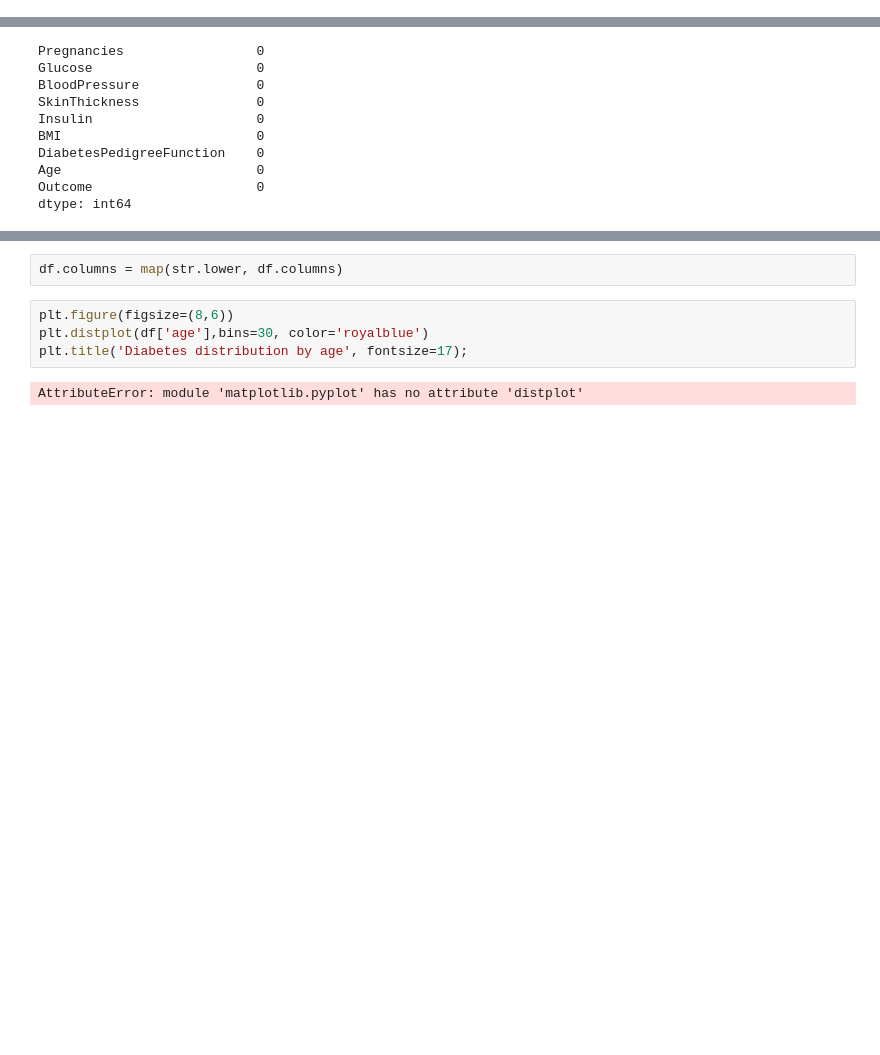
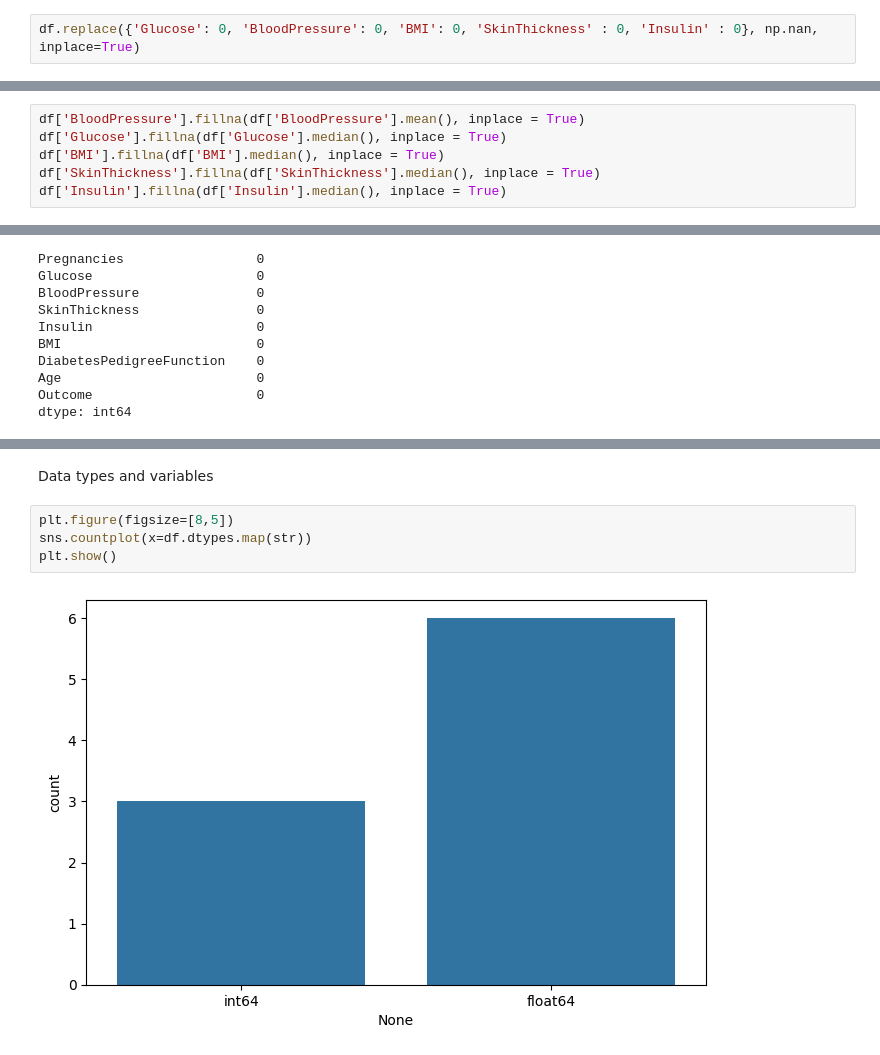
Before and after one commit to ImeCMR/Jupyter_Content, a Jupyter notebook: 09_linreg_regularization_student.ipynb, the cells around one changed output, grey strips where cells are left out. Saved outputs shown, nothing was run; the diff lists cells and outputs as text; blank space fills up the shorter version.

```diff
--- a/09_linreg_regularization_student.ipynb
+++ b/09_linreg_regularization_student.ipynb
@@ -296,0 +357,2 @@ df
+# %%
+df.replace({'Glucose': 0, 'BloodPressure': 0, 'BMI': 0, 'SkinThickness' : 0, 'Insulin' : 0}, np.nan, inplace=True)
@@ -297,3 +374,9 @@ df
+# %%
+df['BloodPressure'].fillna(df['BloodPressure'].mean(), inplace = True)
+df['Glucose'].fillna(df['Glucose'].median(), inplace = True)
+df['BMI'].fillna(df['BMI'].median(), inplace = True)
+df['SkinThickness'].fillna(df['SkinThickness'].median(), inplace = True)
+df['Insulin'].fillna(df['Insulin'].median(), inplace = True)
 # %%
 df.isna().sum()
 # %% [output]
@@ -347,8 +393,8 @@ df.describe()
-# %%
-df.columns = map(str.lower, df.columns)
-# %%
-plt.figure(figsize=(8,6))
-plt.distplot(df['age'],bins=30, color='royalblue')
-plt.title('Diabetes distribution by age', fontsize=17);
-# %% [output]
-AttributeError: module 'matplotlib.pyplot' has no attribute 'distplot'
+# %% [markdown]
+Data types and variables
+# %%
+plt.figure(figsize=[8,5])
+sns.countplot(x=df.dtypes.map(str))
+plt.show()
+# %% [output]
+[figure, added]
```
Also changed, not shown: parts of 43 cells of this notebook.
